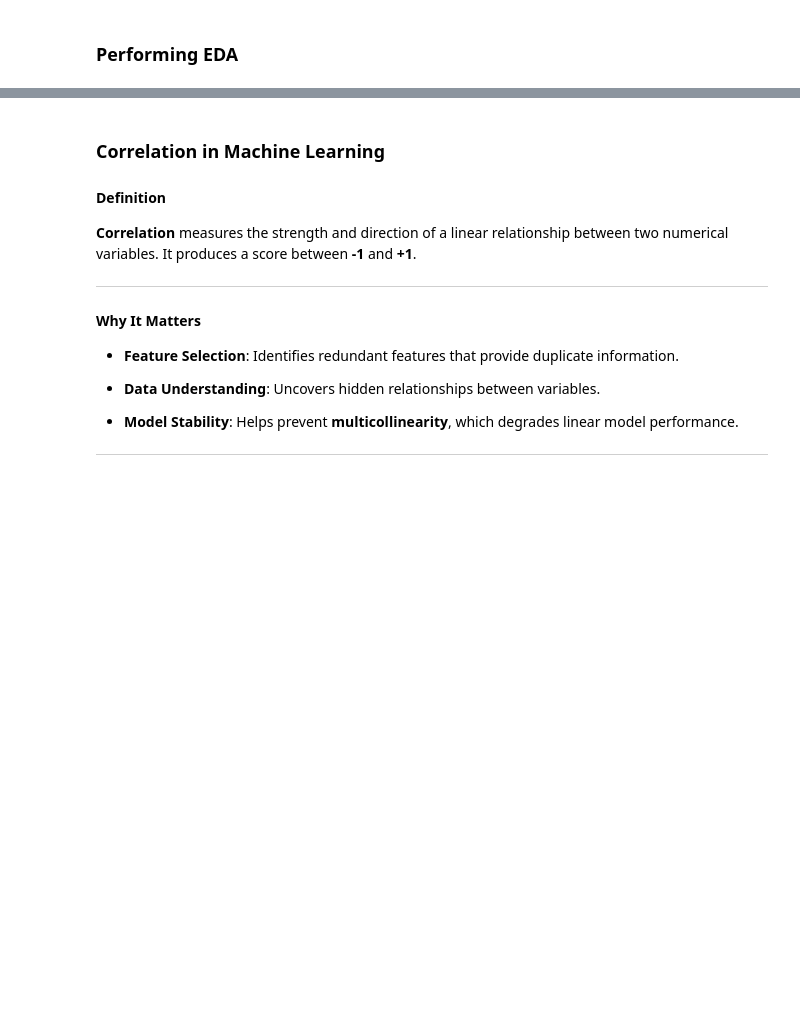
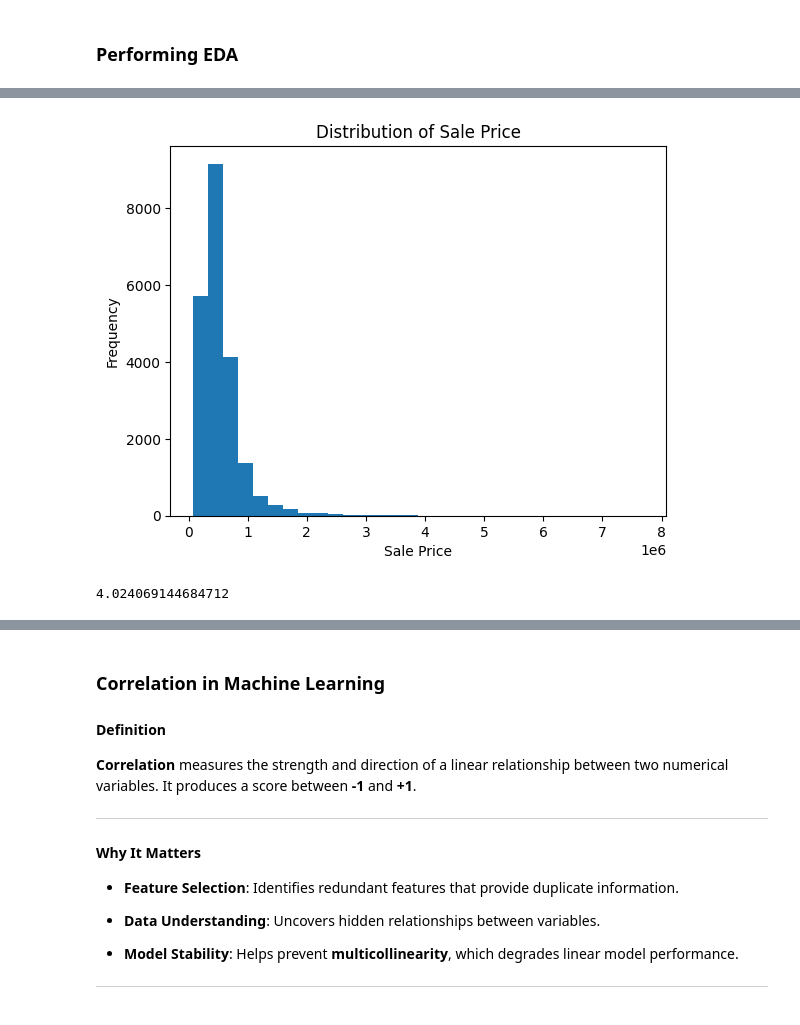
Before and after one commit to saad-sufyan-dev/python-learning-lab, a Jupyter notebook: machine_learning/day_02.ipynb, the cells around one changed output, grey strips where cells are left out. Cells and saved outputs as stored; diff of their text form; code cells hidden in the pictures; blank space fills up the shorter version.

```diff
--- a/machine_learning/day_02.ipynb
+++ b/machine_learning/day_02.ipynb
@@ -238,0 +244,12 @@ data.describe()
+# %%
+plt.hist(data["price"], bins=30)
+plt.xlabel("Sale Price")
+plt.ylabel("Frequency")
+plt.title("Distribution of Sale Price")
+plt.show()
+# %% [output]
+[figure, added]
+# %%
+data["price"].skew()
+# %% [output]
+4.024069144684712
```
Also changed, not shown: parts of 9 cells of this notebook, 2 other files.
